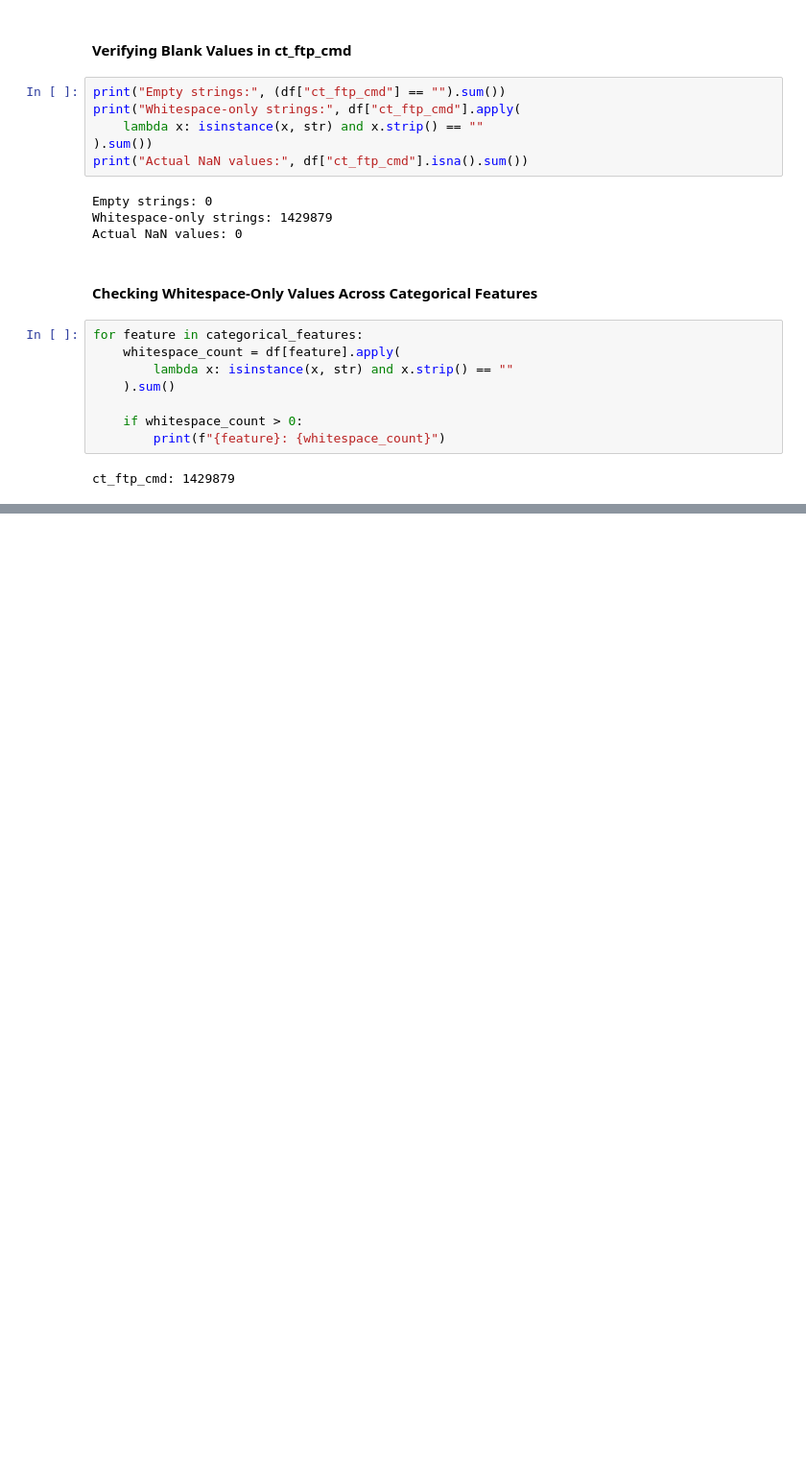
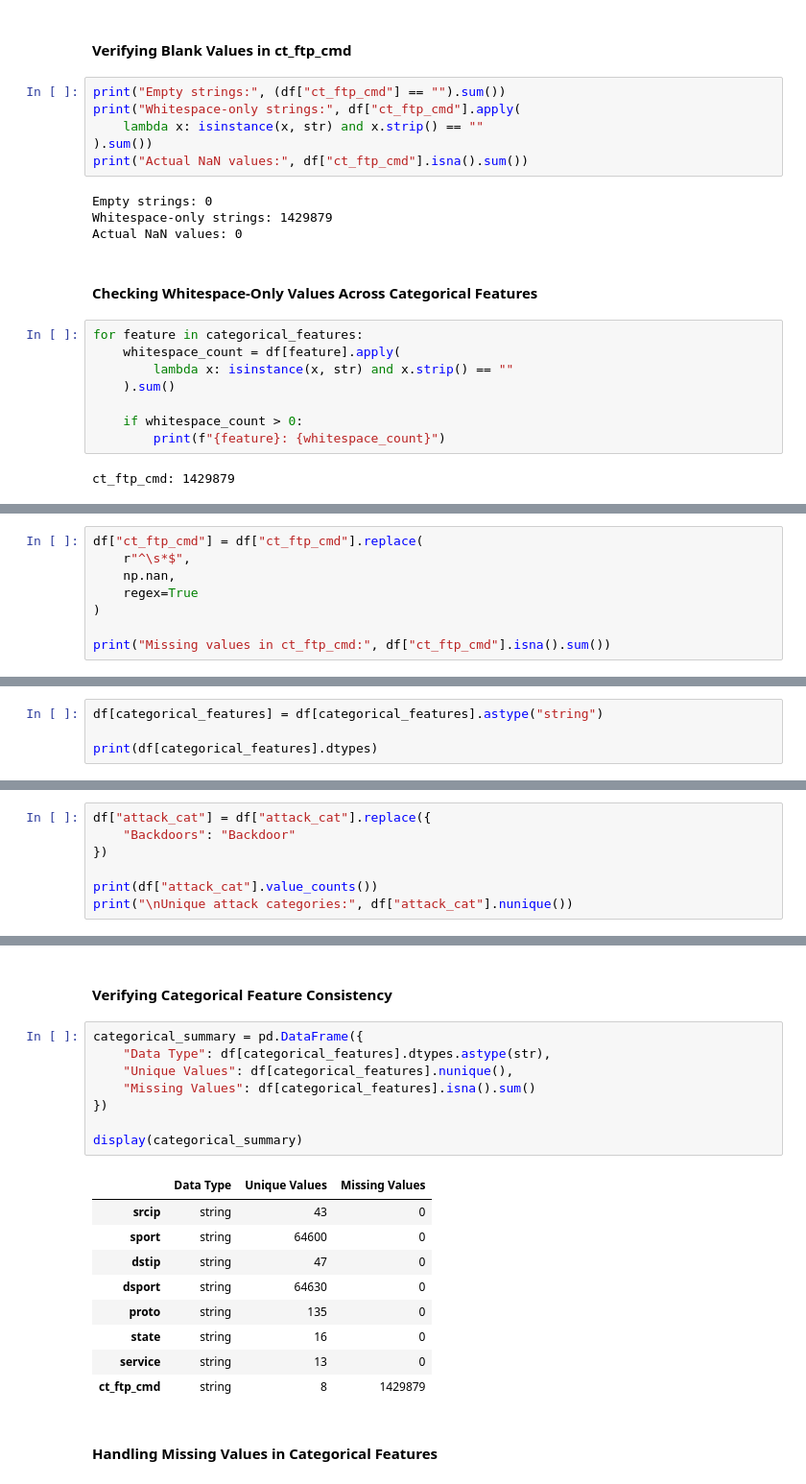
Before and after one commit to nikhilvirdi/NID-ML-UNSW-NB15, a Jupyter notebook: notebooks/network_intrusion_detection.ipynb, the cells around one changed output, grey strips where cells are left out. Shown at 96% size. Drawn from its saved outputs; the diff is of its cells as text; blank space fills up the shorter version.

Commit message:
feat: complete data preprocessing pipeline

```diff
--- a/notebooks/network_intrusion_detection.ipynb
+++ b/notebooks/network_intrusion_detection.ipynb
@@ -979,0 +982,8 @@ ct_ftp_cmd: 1429879
+# %%
+df["ct_ftp_cmd"] = df["ct_ftp_cmd"].replace(
+    r"^\s*$",
+    np.nan,
+    regex=True
+)
+
+print("Missing values in ct_ftp_cmd:", df["ct_ftp_cmd"].isna().sum())
@@ -979,0 +994,4 @@ ct_ftp_cmd: 1429879
+# %%
+df[categorical_features] = df[categorical_features].astype("string")
+
+print(df[categorical_features].dtypes)
@@ -979,0 +1010,7 @@ ct_ftp_cmd: 1429879
+# %%
+df["attack_cat"] = df["attack_cat"].replace({
+    "Backdoors": "Backdoor"
+})
+
+print(df["attack_cat"].value_counts())
+print("\nUnique attack categories:", df["attack_cat"].nunique())
@@ -979,0 +1031,22 @@ ct_ftp_cmd: 1429879
+# %% [markdown]
+#### Verifying Categorical Feature Consistency
+# %%
+categorical_summary = pd.DataFrame({
+    "Data Type": df[categorical_features].dtypes.astype(str),
+    "Unique Values": df[categorical_features].nunique(),
+    "Missing Values": df[categorical_features].isna().sum()
+})
+
+display(categorical_summary)
+# %% [output]
+|  | Data Type | Unique Values | Missing Values |
+| srcip | string | 43 | 0 |
+| sport | string | 64600 | 0 |
+| dstip | string | 47 | 0 |
+| dsport | string | 64630 | 0 |
+| proto | string | 135 | 0 |
+| state | string | 16 | 0 |
+| service | string | 13 | 0 |
+| ct_ftp_cmd | string | 8 | 1429879 |
+# %% [markdown]
+#### Handling Missing Values in Categorical Features
```
Also changed, not shown: parts of 75 cells of this notebook, 1 other file.
